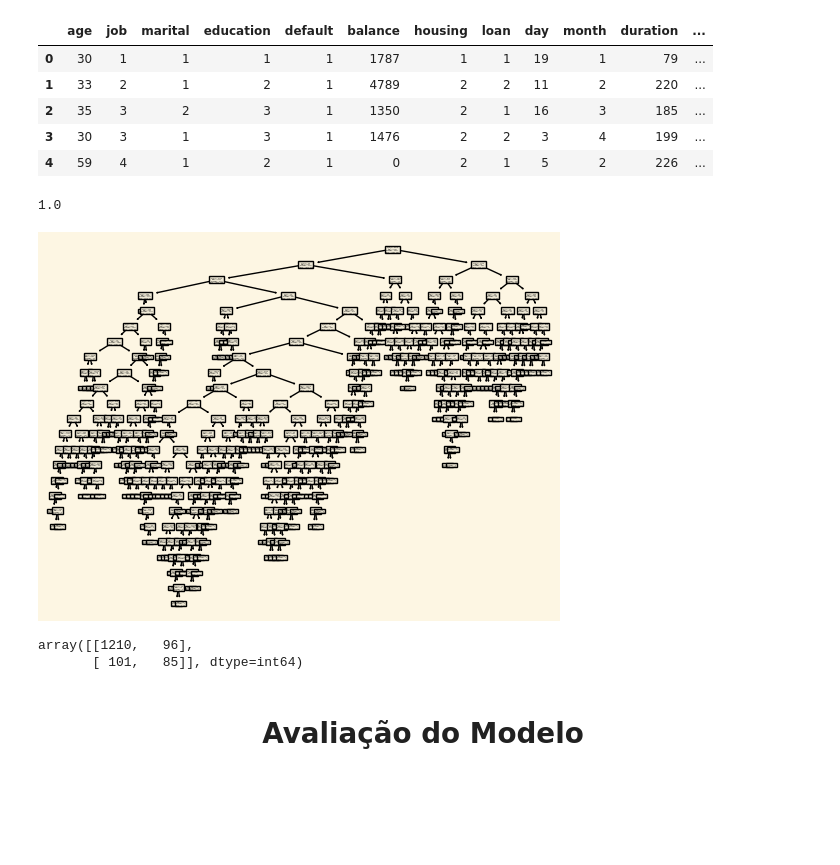
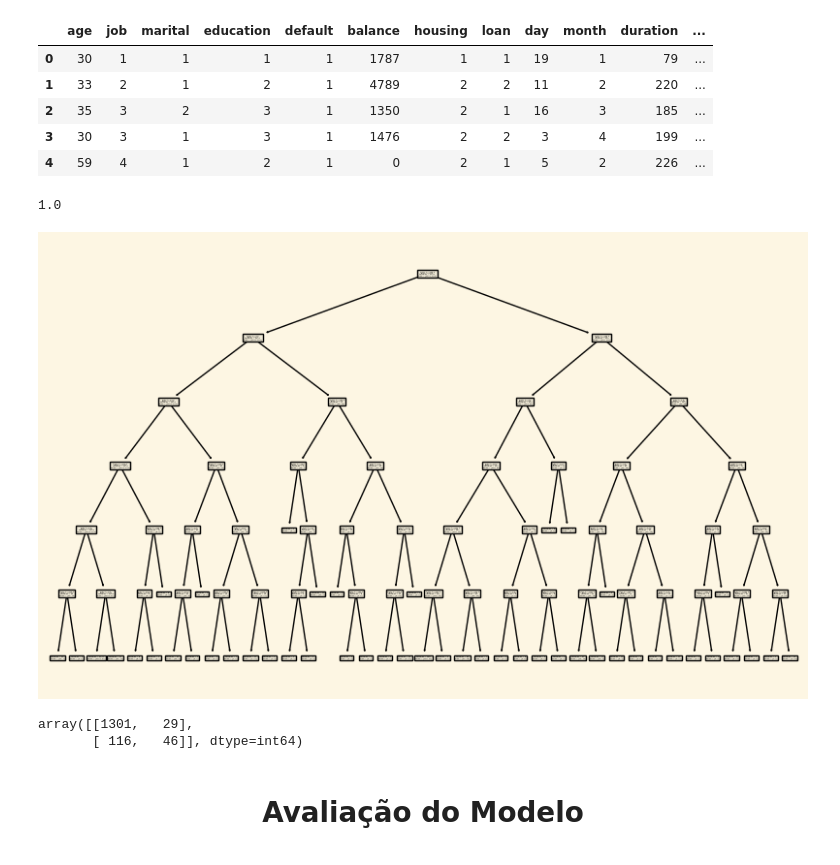
Before and after one commit to felipefagion/bank_machine_learning, a Jupyter notebook: ProjetoMl.ipynb, the cells around one changed output. Drawn from its saved outputs; the diff is of its cells as text; code cells hidden in the pictures; blank space fills up the shorter version.

```diff
--- a/ProjetoMl.ipynb
+++ b/ProjetoMl.ipynb
@@ -502,19 +546,19 @@ clf = tree.DecisionTreeClassifier()
 
 #Treinando o modelo com os dados de treinamento (X_train e y_train).
 clf=clf.fit(X_train, y_train)
+#Calculando a precisão do modelo nos dados de treinamento.
+clf.score(X_train, y_train)
+# %% [output]
+1.0
-# %%
-#Calculando a precisão do modelo nos dados de treinamento.
-clf.score(X_train, y_train)
-# %% [output]
-1.0
-# %%
-# Criando uma nova figura e eixos para plotagem
-fig, ax=plt.subplots()
-# Plota a árvore de decisão treinada
-tree.plot_tree(clf)
-plt.show()
-# %% [output]
-[figure, removed]
+# %%
+clf = DecisionTreeClassifier( criterion="gini", max_depth=6)
+clf.fit(X_train, y_train)
+#Modelo da arvore
+plt.figure(figsize=(10,6))
+tree.plot_tree(clf)
+plt.show()
+# %% [output]
+[figure, added]
 # %%
 y_pred=clf.predict(X_test)
 
@@ -524,8 +568,8 @@ from sklearn.metrics import confusion_matrix
 # Calculando a matriz de confusão entre os valores reais e as previsões
 confusion_matrix(y_test,y_pred)
 # %% [output]
-array([[1210,   96],
-       [ 101,   85]], dtype=int64)
+array([[1301,   29],
+       [ 116,   46]], dtype=int64)
 # %% [markdown]
 <div align="center">
  <h1> Avaliação do Modelo </h1>
```
Also changed, not shown: parts of 21 cells of this notebook.
